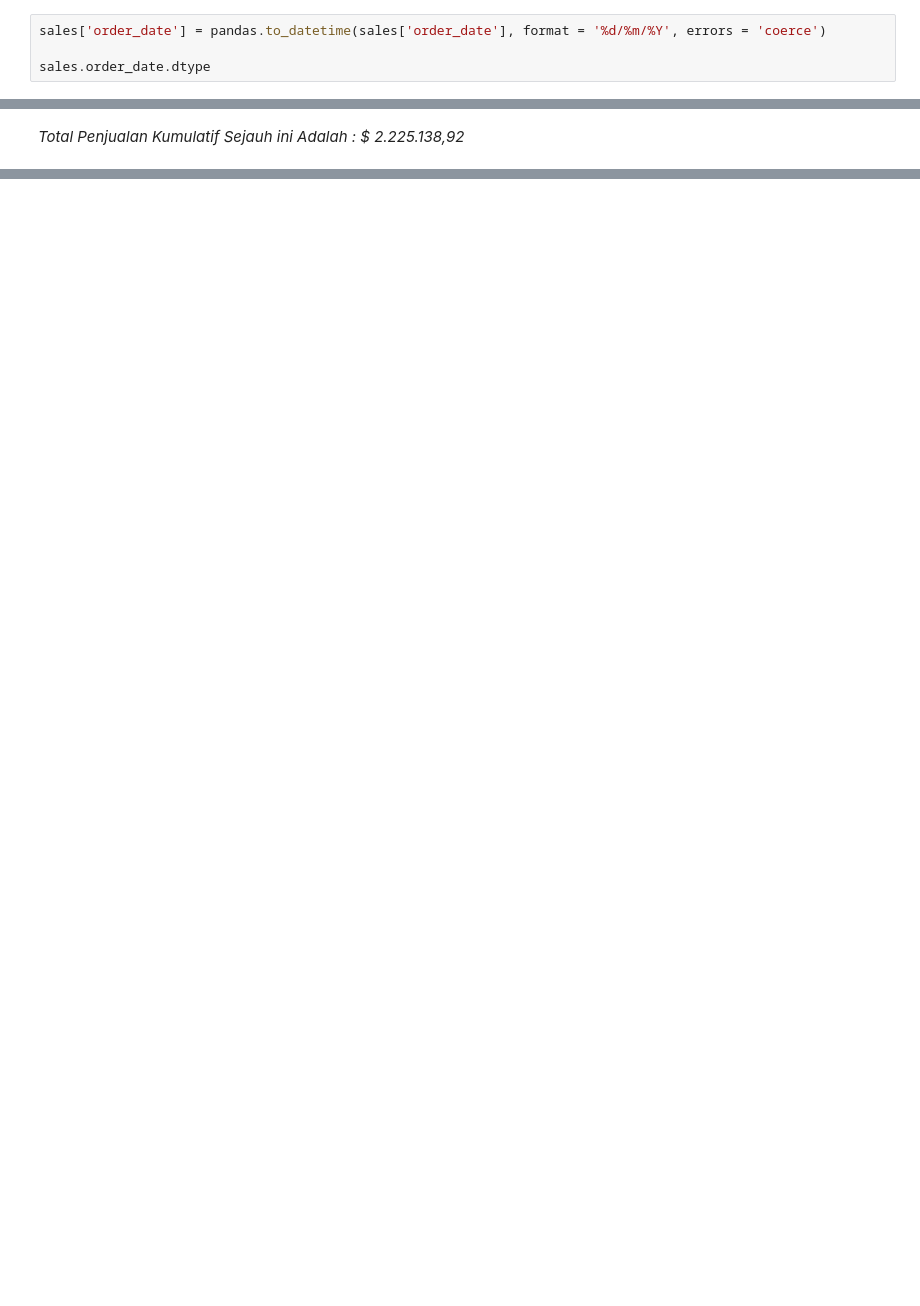
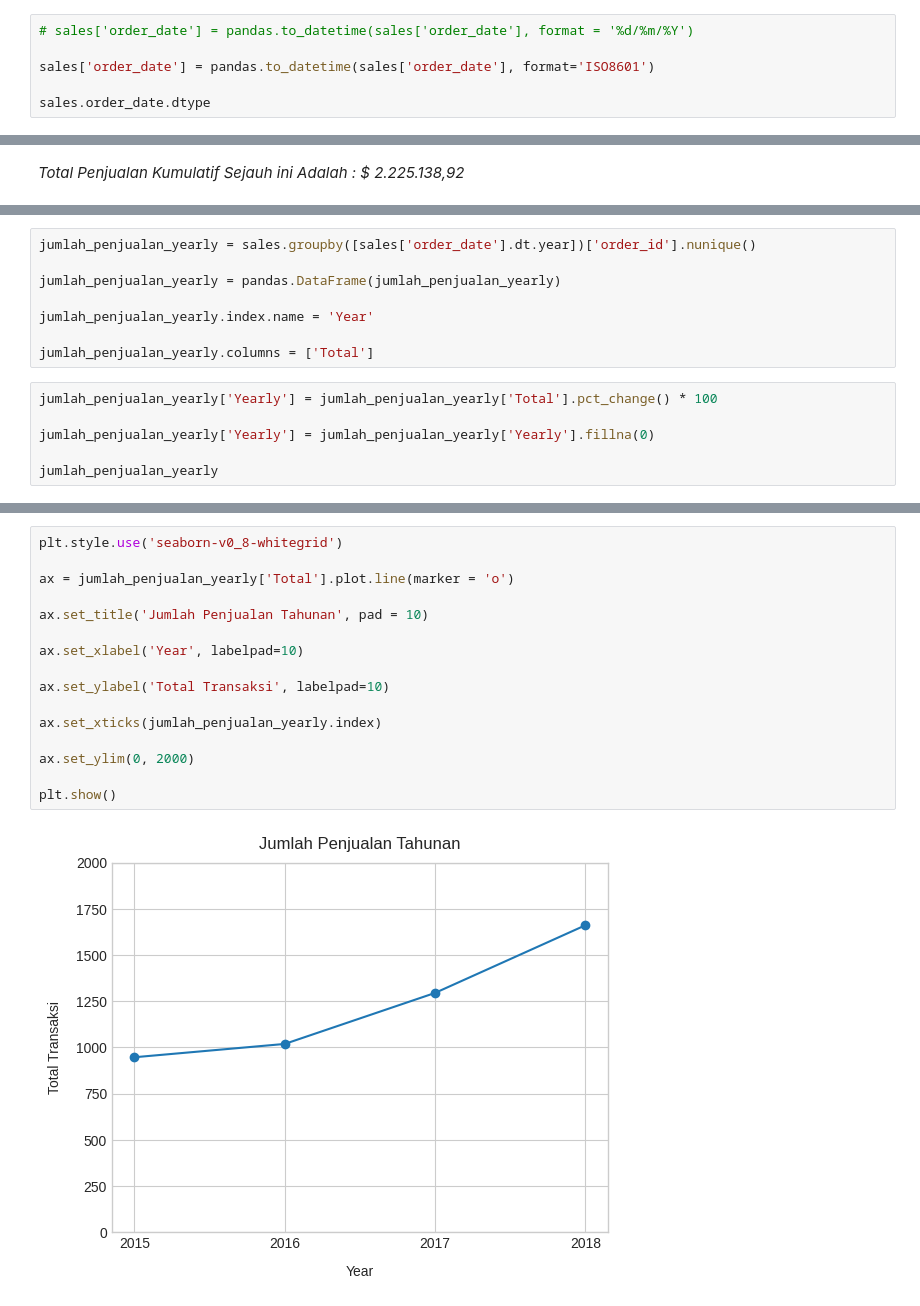
Before and after one commit to Kelnit/Ilm, a Jupyter notebook: Ilm.ipynb, the cells around one changed output, grey strips where cells are left out. Cells and saved outputs as stored; diff of their text form; blank space fills up the shorter version.

```diff
--- a/Ilm.ipynb
+++ b/Ilm.ipynb
@@ -37,7 +37,9 @@ sales.order_date.dtype
 # %% [output]
 dtype('O')
 # %%
-sales['order_date'] = pandas.to_datetime(sales['order_date'], format = '%d/%m/%Y', errors = 'coerce')
+# sales['order_date'] = pandas.to_datetime(sales['order_date'], format = '%d/%m/%Y')
+
+sales['order_date'] = pandas.to_datetime(sales['order_date'], format='ISO8601')
 
 sales.order_date.dtype
 # %% [output]
@@ -66,0 +85,14 @@ float(sales.sales.sum())
+# %%
+jumlah_penjualan_yearly = sales.groupby([sales['order_date'].dt.year])['order_id'].nunique()
+
+jumlah_penjualan_yearly = pandas.DataFrame(jumlah_penjualan_yearly)
+
+jumlah_penjualan_yearly.index.name = 'Year'
+
+jumlah_penjualan_yearly.columns = ['Total']
+# %%
+jumlah_penjualan_yearly['Yearly'] = jumlah_penjualan_yearly['Total'].pct_change() * 100
+
+jumlah_penjualan_yearly['Yearly'] = jumlah_penjualan_yearly['Yearly'].fillna(0)
+
+jumlah_penjualan_yearly
@@ -66,0 +106,18 @@ float(sales.sales.sum())
+# %%
+plt.style.use('seaborn-v0_8-whitegrid')
+
+ax = jumlah_penjualan_yearly['Total'].plot.line(marker = 'o')
+
+ax.set_title('Jumlah Penjualan Tahunan', pad = 10)
+
+ax.set_xlabel('Year', labelpad=10)
+
+ax.set_ylabel('Total Transaksi', labelpad=10)
+
+ax.set_xticks(jumlah_penjualan_yearly.index)
+
+ax.set_ylim(0, 2000)
+
+plt.show()
+# %% [output]
+[figure, added]
```
Also changed, not shown: parts of 8 cells of this notebook.
